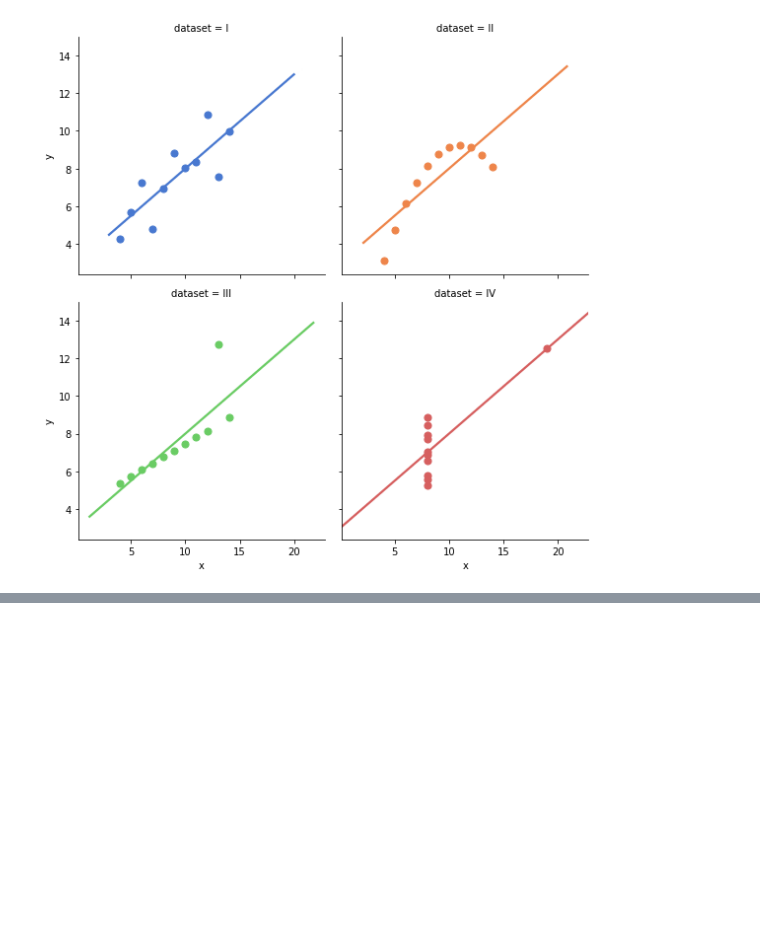
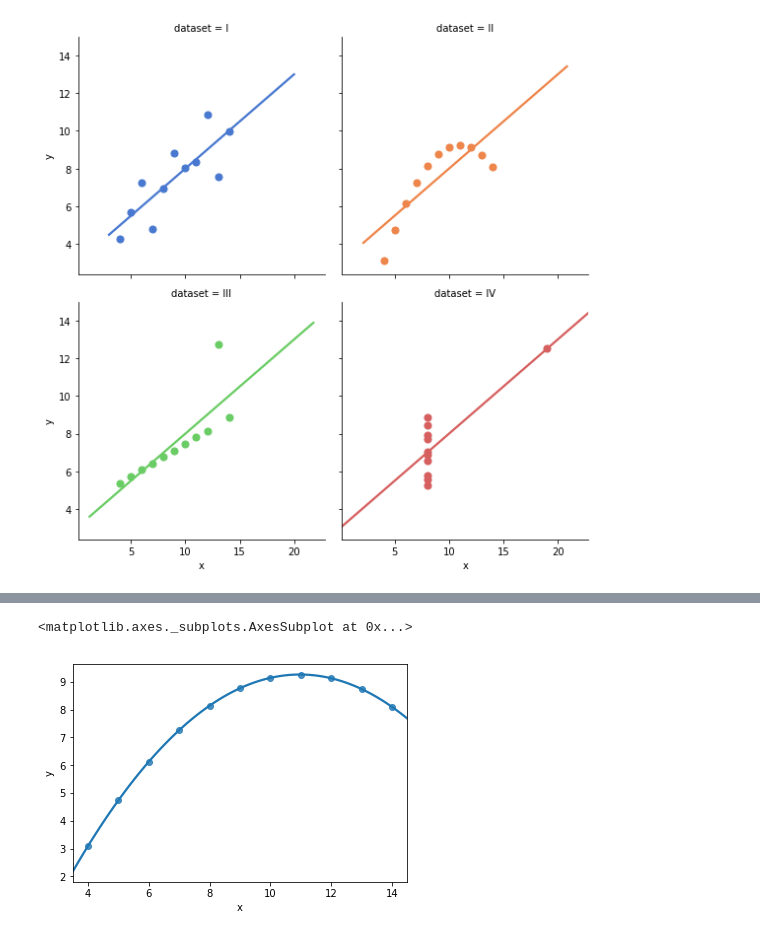
Before and after one commit to paultopia/library_gobbledygook, a Jupyter notebook: lesson_notebooks/regression_problems.ipynb, the cells around one changed output, grey strips where cells are left out. Drawn from its saved outputs; the diff is of its cells as text; code cells hidden in the pictures; blank space fills up the shorter version.

```diff
--- a/lesson_notebooks/regression_problems.ipynb
+++ b/lesson_notebooks/regression_problems.ipynb
@@ -51,0 +60,2 @@ We're going to keep coming back to this, but for now I just want you to focus on
+# %%
+quartet2 = df[df["dataset"] == "II"]
@@ -51,0 +77,5 @@ We're going to keep coming back to this, but for now I just want you to focus on
+# %%
+sns.regplot(x="x", y="y", data=quartet2, order=2)
+# %% [output]
+<matplotlib.axes._subplots.AxesSubplot at 0x...>
+[figure, added]
```
Also changed, not shown: parts of 3 cells of this notebook.
